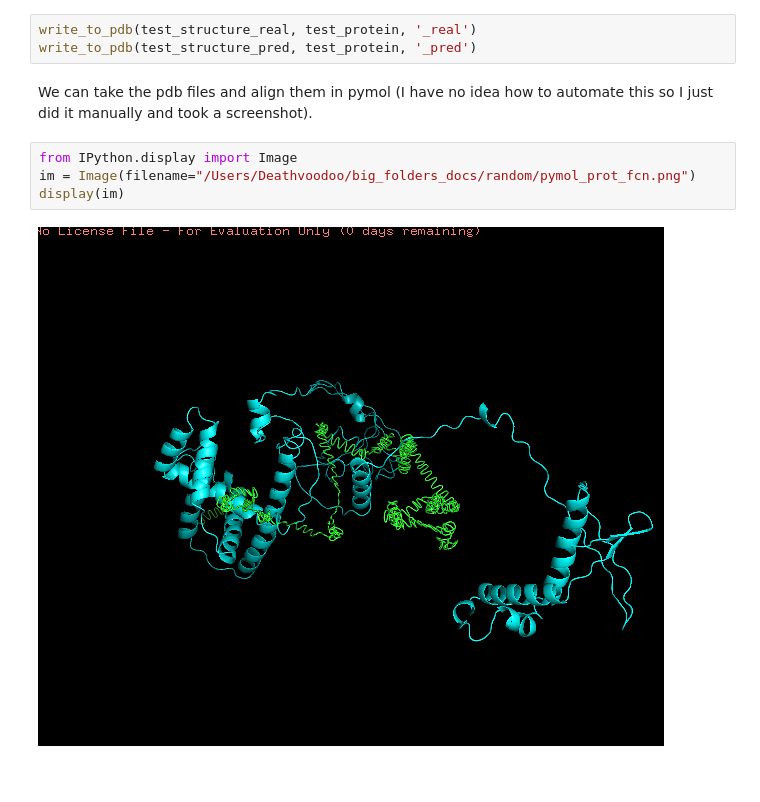
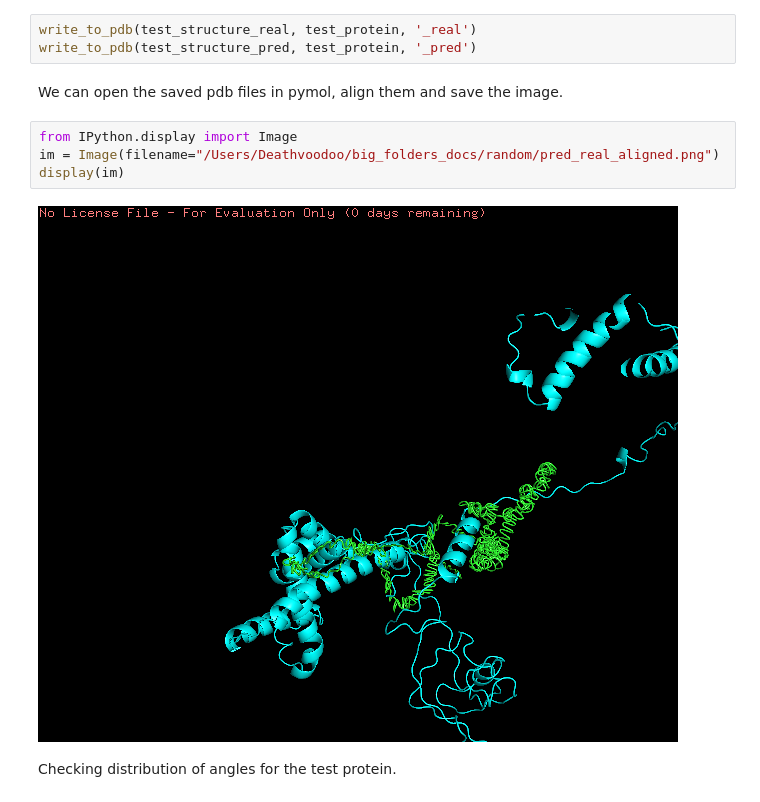
Before and after one commit to githubz0r/random, a Jupyter notebook: protein_fcn_prelim6.ipynb, the cells around one changed output. Drawn from its saved outputs; the diff is of its cells as text; blank space fills up the shorter version.

```diff
--- a/protein_fcn_prelim6.ipynb
+++ b/protein_fcn_prelim6.ipynb
@@ -403,14 +424,16 @@ def write_to_pdb(structure, prot_id, identifier):
 # %%
 write_to_pdb(test_structure_real, test_protein, '_real')
 write_to_pdb(test_structure_pred, test_protein, '_pred')
-# %% [markdown]
-We can take the pdb files and align them in pymol (I have no idea how to automate this so I just did it manually and took a screenshot).
+# %% [markdown]
+We can open the saved pdb files in pymol, align them and save the image.
 # %%
 from IPython.display import Image
-im = Image(filename="/Users/Deathvoodoo/big_folders_docs/random/pymol_prot_fcn.png")
+im = Image(filename="/Users/Deathvoodoo/big_folders_docs/random/pred_real_aligned.png")
 display(im)
 # %% [output]
-[figure, old version]
+[figure, new version]
+# %% [markdown]
+Checking distribution of angles for the test protein.
 # %%
 print(test_angles_pred.max())
 print(test_angles_real.max())
```
Also changed, not shown: parts of 21 cells of this notebook.
